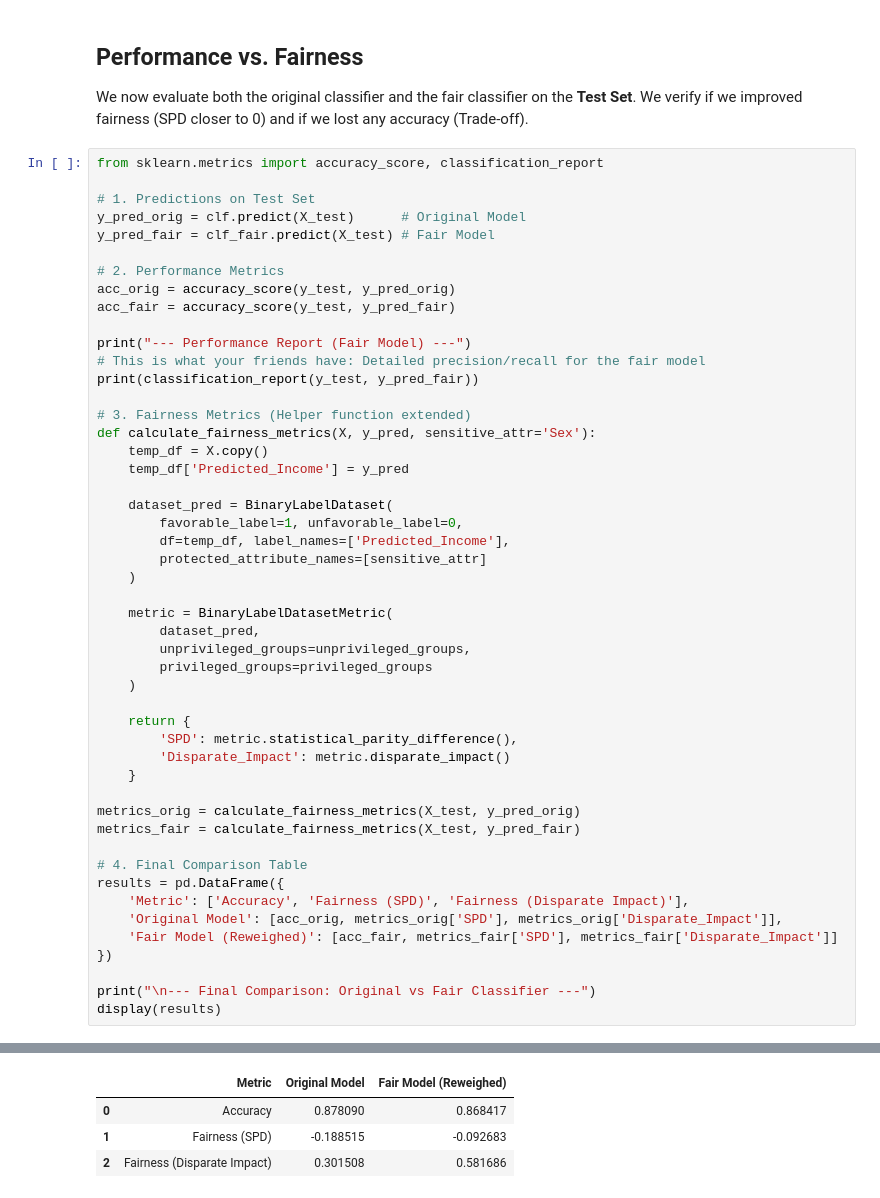
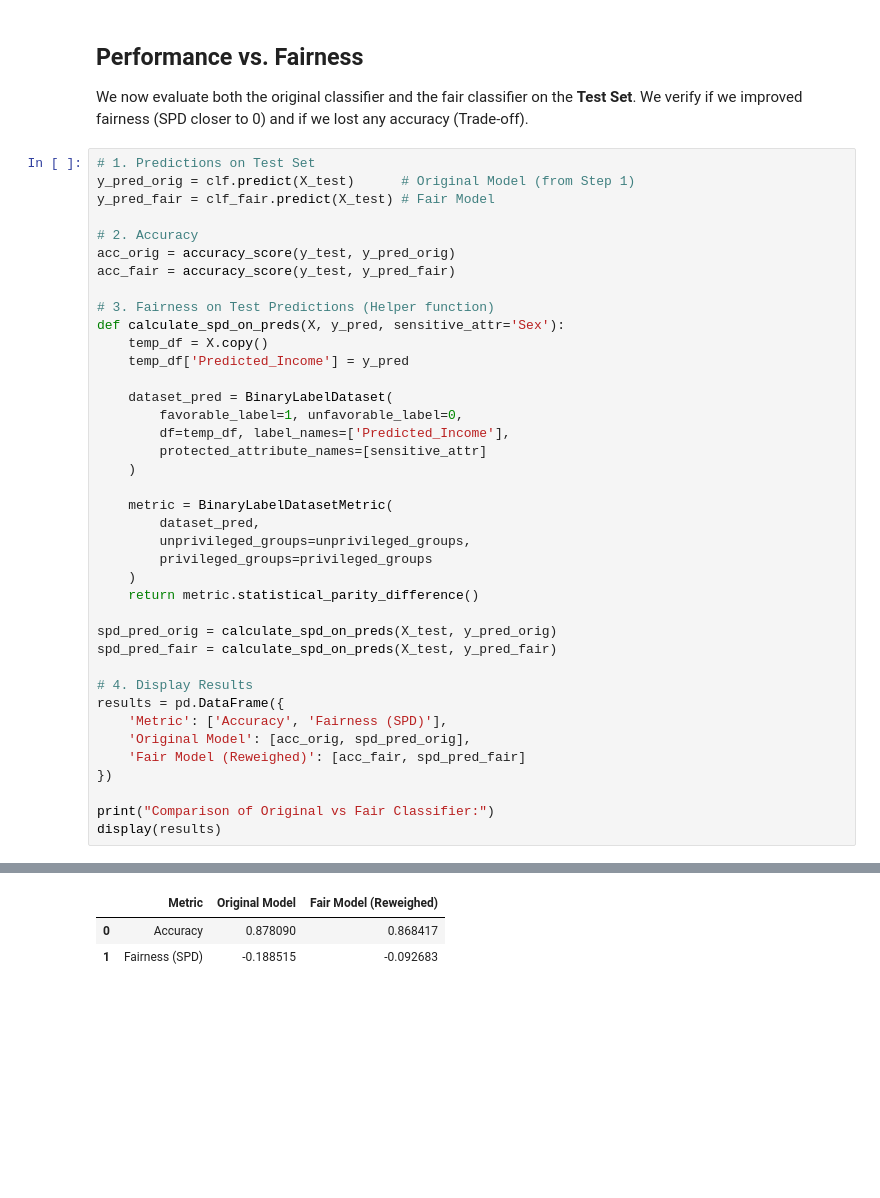
Before and after one commit to imadsharof/Project-on-Responsible-Data-Science, a Jupyter notebook: notebooks/Project_ResponsibleDS_GroupP3_Solutions.ipynb.ipynb, the cells around one changed output, grey strips where cells are left out. Drawn from its saved outputs; the diff is of its cells as text; blank space fills up the shorter version.

```diff
--- a/notebooks/Project_ResponsibleDS_GroupP3_Solutions.ipynb.ipynb
+++ b/notebooks/Project_ResponsibleDS_GroupP3_Solutions.ipynb.ipynb
@@ -444,22 +444,16 @@ XGBClassifier(base_score=None, booster=None, callbacks=None,
 We now evaluate both the original classifier and the fair classifier on the **Test Set**.
 We verify if we improved fairness (SPD closer to 0) and if we lost any accuracy (Trade-off).
 # %%
-from sklearn.metrics import accuracy_score, classification_report
-
 # 1. Predictions on Test Set
-y_pred_orig = clf.predict(X_test)      # Original Model
+y_pred_orig = clf.predict(X_test)      # Original Model (from Step 1)
 y_pred_fair = clf_fair.predict(X_test) # Fair Model
 
-# 2. Performance Metrics
+# 2. Accuracy
 acc_orig = accuracy_score(y_test, y_pred_orig)
 acc_fair = accuracy_score(y_test, y_pred_fair)
 
-print("--- Performance Report (Fair Model) ---")
-# This is what your friends have: Detailed precision/recall for the fair model
-print(classification_report(y_test, y_pred_fair))
-
-# 3. Fairness Metrics (Helper function extended)
-def calculate_fairness_metrics(X, y_pred, sensitive_attr='Sex'):
+# 3. Fairness on Test Predictions (Helper function)
+def calculate_spd_on_preds(X, y_pred, sensitive_attr='Sex'):
     temp_df = X.copy()
     temp_df['Predicted_Income'] = y_pred
 
@@ -474,22 +468,18 @@ def calculate_fairness_metrics(X, y_pred, sensitive_attr='Sex'):
         unprivileged_groups=unprivileged_groups,
         privileged_groups=privileged_groups
     )
+    return metric.statistical_parity_difference()
 
-    return {
-        'SPD': metric.statistical_parity_difference(),
-        'Disparate_Impact': metric.disparate_impact()
-    }
+spd_pred_orig = calculate_spd_on_preds(X_test, y_pred_orig)
+spd_pred_fair = calculate_spd_on_preds(X_test, y_pred_fair)
 
-metrics_orig = calculate_fairness_metrics(X_test, y_pred_orig)
-metrics_fair = calculate_fairness_metrics(X_test, y_pred_fair)
-
-# 4. Final Comparison Table
+# 4. Display Results
 results = pd.DataFrame({
-    'Metric': ['Accuracy', 'Fairness (SPD)', 'Fairness (Disparate Impact)'],
-    'Original Model': [acc_orig, metrics_orig['SPD'], metrics_orig['Disparate_Impact']],
-    'Fair Model (Reweighed)': [acc_fair, metrics_fair['SPD'], metrics_fair['Disparate_Impact']]
+    'Metric': ['Accuracy', 'Fairness (SPD)'],
+    'Original Model': [acc_orig, spd_pred_orig],
+    'Fair Model (Reweighed)': [acc_fair, spd_pred_fair]
 })
 
-print("\n--- Final Comparison: Original vs Fair Classifier ---")
+print("Comparison of Original vs Fair Classifier:")
 display(results)
 # %% [output]
@@ -508,5 +487,4 @@ weighted avg       0.86      0.87      0.86      6513
 |  | Metric | Original Model | Fair Model (Reweighed) |
 | 0 | Accuracy | 0.878090 | 0.868417 |
 | 1 | Fairness (SPD) | -0.188515 | -0.092683 |
-| 2 | Fairness (Disparate Impact) | 0.301508 | 0.581686 |
 # %% [markdown]
```
Also changed, not shown: parts of 10 cells of this notebook, 1 other file.
